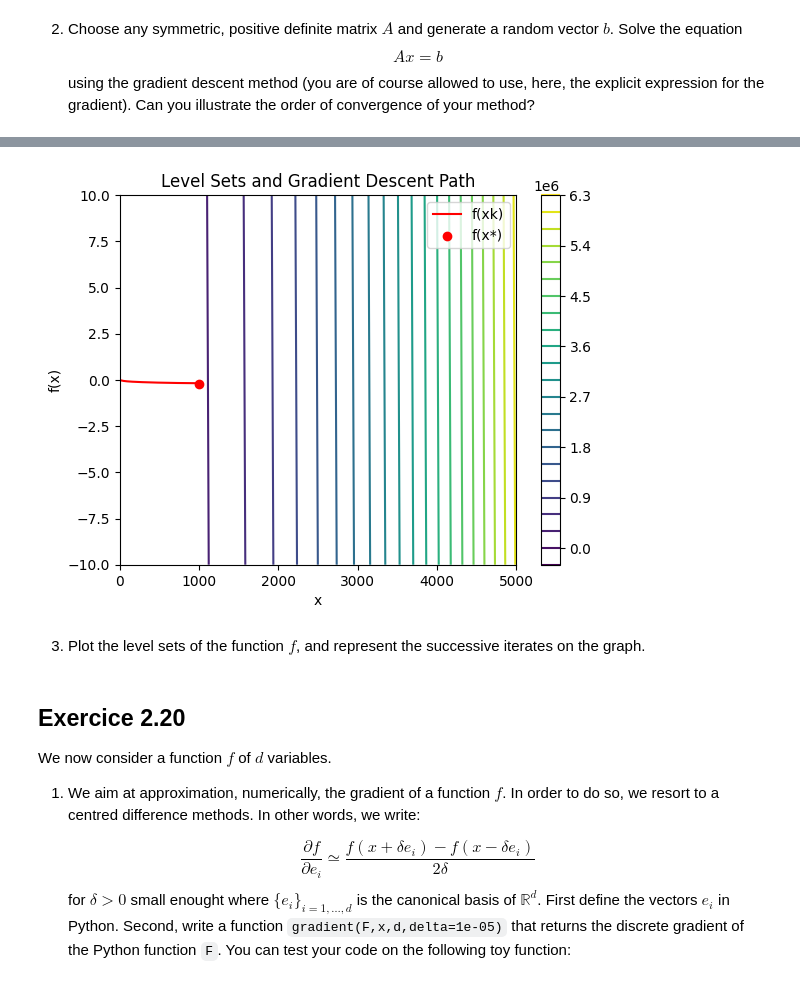
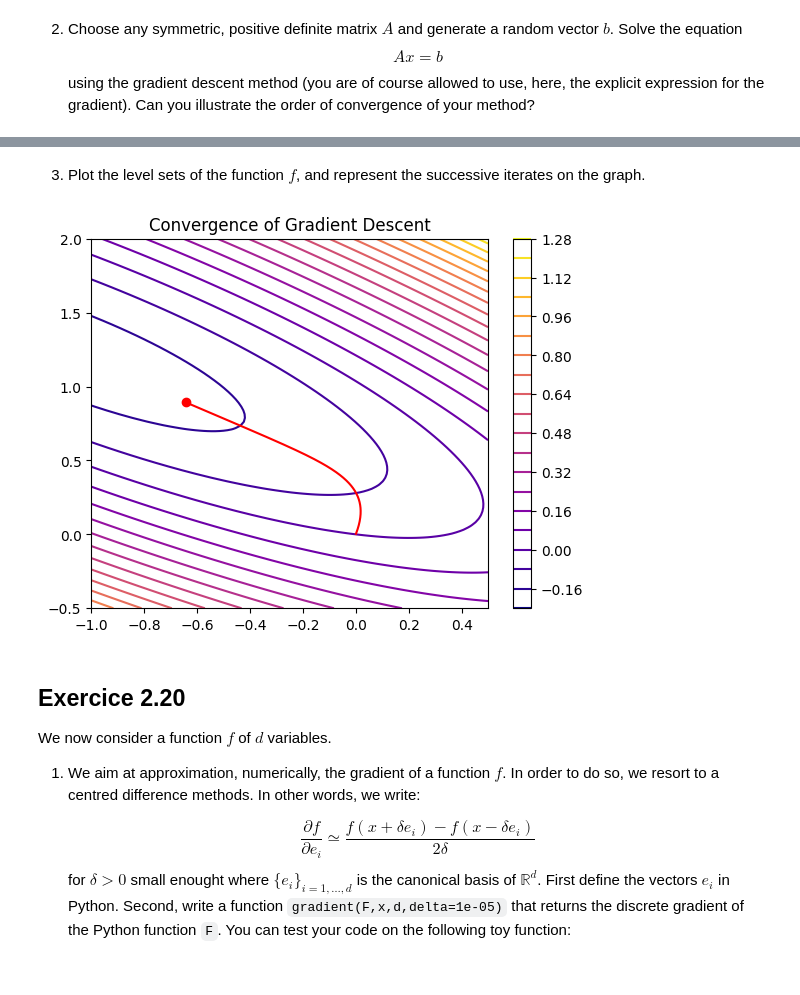
Before and after one commit to AntoninDurousseau/Studies, a Jupyter notebook: M1/Numerical optimisation/TP1/ComputerSession1Subject.ipynb, the cells around one changed output, grey strips where cells are left out. Drawn from its saved outputs; the diff is of its cells as text; code cells hidden in the pictures.

Commit message:
Add comput sess 1

```diff
--- a/M1/Numerical optimisation/TP1/ComputerSession1Subject.ipynb
+++ b/M1/Numerical optimisation/TP1/ComputerSession1Subject.ipynb
@@ -231,29 +214,28 @@ Text(0.5, 1.0, 'Convergence of Gradient Descent')
 [figure]
-# %%
-# Generate grid for contour plot
-x_vals = np.linspace(0,5000,100)
-y_vals = np.linspace(-10,10,100)
-X, Y = np.meshgrid(x_vals, y_vals)
-Z = np.array([[f(A, b,[x,y]) for x in x_vals] for y in y_vals])
-
-# Plot contour
-plt.contour(X, Y, Z, levels=20, cmap='viridis')
-plt.colorbar()
-
-# Plot the path of gradient descent
-plt.plot([f(A,b,x) for x in list_x],'r',label = "f(xk)")
-plt.scatter(n_iter[-1],f(A,b,x_star),c = 'r',label = "f(x*)")
-
-plt.title("Level Sets and Gradient Descent Path")
-plt.xlabel("x")
-plt.ylabel("f(x)")
-plt.legend()
-plt.show()
-# %% [output]
-[figure, removed]
 # %% [markdown]
 3. Plot the level sets of the function $f$, and represent the successive iterates
    on the graph.
+# %%
+# Generate grid for contour plot
+x = np.linspace(-1,0.5,100)
+y = np.linspace(-0.5,2,100)
+X,Y = np.meshgrid(x,y)
+Z = np.zeros_like(X)
+
+# Compute f(x) for each x in grid
+for i in range(100):
+    for j in range(100):
+        Z[i,j] = f(A,b,np.array([X[i,j],Y[i,j]]))
+
+# Plot level set of f(x)
+plt.contour(X,Y,Z,20,cmap = 'plasma')
+plt.colorbar()
+plt.plot(list_x[:,0],list_x[:,1],'r')
+plt.scatter(list_x[-1,0],list_x[-1,1],c = 'r')
+plt.title("Convergence of Gradient Descent")
+plt.show()
+# %% [output]
+[figure, added]
 # %% [markdown]
 ## Exercice 2.20
 
```
Also changed, not shown: parts of 7 cells of this notebook.
